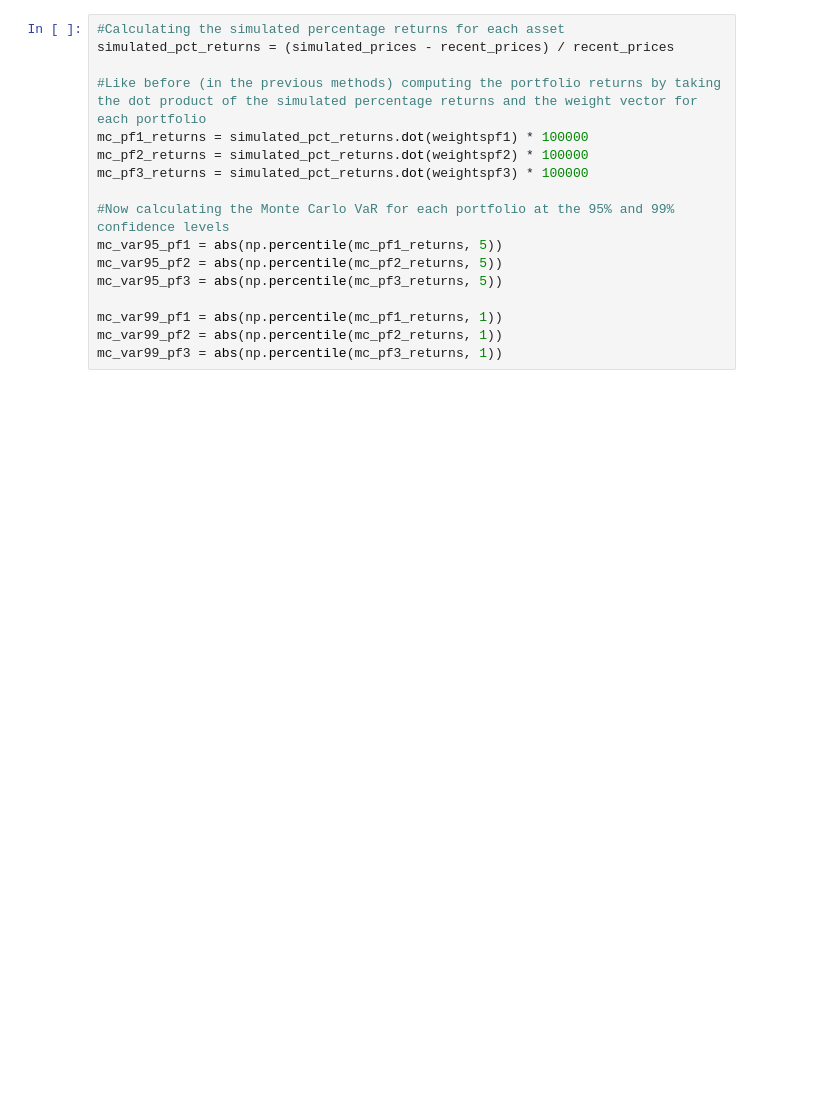
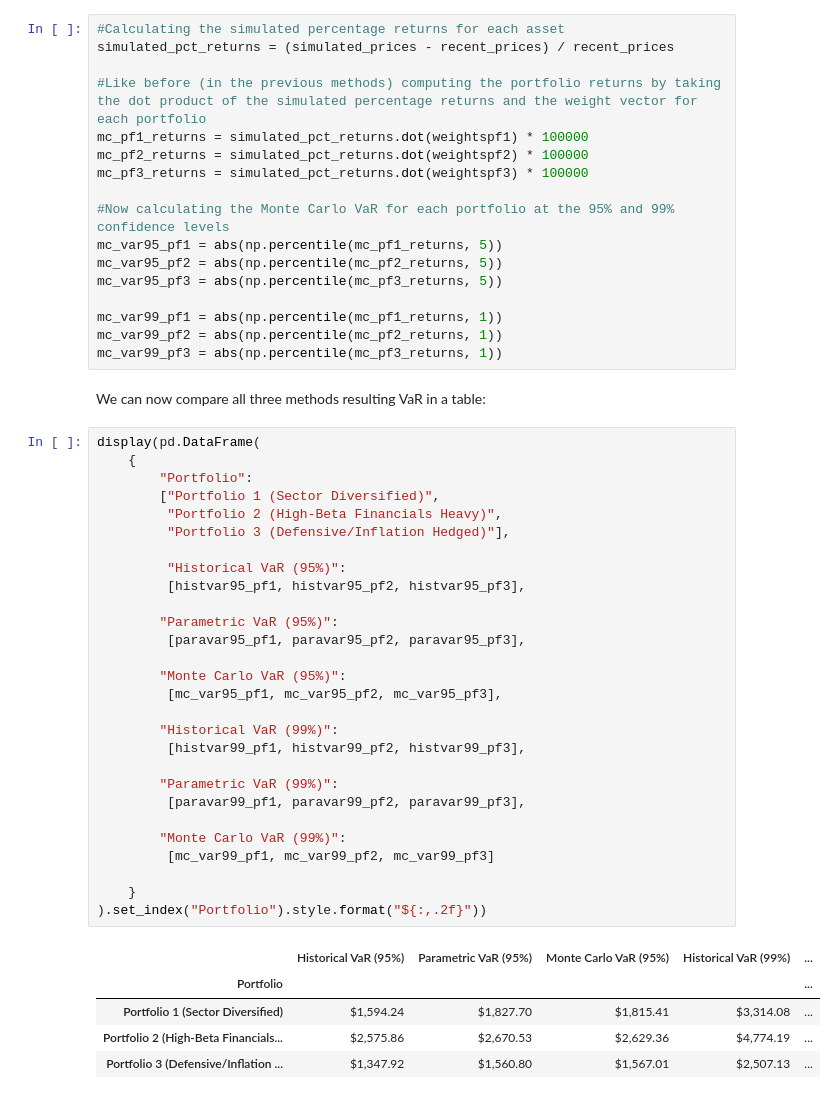
Before and after one commit to joekobylarz/portfolio-var-model, a Jupyter notebook: notebooks/var_model.ipynb, the cells around one changed output. Drawn from its saved outputs; the diff is of its cells as text; blank space fills up the shorter version.

```diff
--- a/notebooks/var_model.ipynb
+++ b/notebooks/var_model.ipynb
@@ -678,3 +679,39 @@ mc_var95_pf3 = abs(np.percentile(mc_pf3_returns, 5))
 mc_var99_pf1 = abs(np.percentile(mc_pf1_returns, 1))
 mc_var99_pf2 = abs(np.percentile(mc_pf2_returns, 1))
 mc_var99_pf3 = abs(np.percentile(mc_pf3_returns, 1))
+# %% [markdown]
+We can now compare all three methods resulting VaR in a table:
+# %%
+display(pd.DataFrame(
+    {
+        "Portfolio":
+        ["Portfolio 1 (Sector Diversified)",
+         "Portfolio 2 (High-Beta Financials Heavy)",
+         "Portfolio 3 (Defensive/Inflation Hedged)"],
+
+         "Historical VaR (95%)":
+         [histvar95_pf1, histvar95_pf2, histvar95_pf3],
+
+        "Parametric VaR (95%)":
+         [paravar95_pf1, paravar95_pf2, paravar95_pf3],
+
+        "Monte Carlo VaR (95%)":
+         [mc_var95_pf1, mc_var95_pf2, mc_var95_pf3],
+
+        "Historical VaR (99%)":
+         [histvar99_pf1, histvar99_pf2, histvar99_pf3],
+
+        "Parametric VaR (99%)":
+         [paravar99_pf1, paravar99_pf2, paravar99_pf3],
+
+        "Monte Carlo VaR (99%)":
+         [mc_var99_pf1, mc_var99_pf2, mc_var99_pf3]
+
+    }
+).set_index("Portfolio").style.format("${:,.2f}"))
+# %% [output]
+|  | Historical VaR (95%) | Parametric VaR (95%) | Monte Carlo VaR (95%) | Historical VaR (99%) | ... |
+| Portfolio |  |  |  |  | ... |
+| Portfolio 1 (Sector Diversified) | $1,594.24 | $1,827.70 | $1,815.41 | $3,314.08 | ... |
+| Portfolio 2 (High-Beta Financials... | $2,575.86 | $2,670.53 | $2,629.36 | $4,774.19 | ... |
+| Portfolio 3 (Defensive/Inflation ... | $1,347.92 | $1,560.80 | $1,567.01 | $2,507.13 | ... |
```
Also changed, not shown: parts of 9 cells of this notebook, 1 other file.
